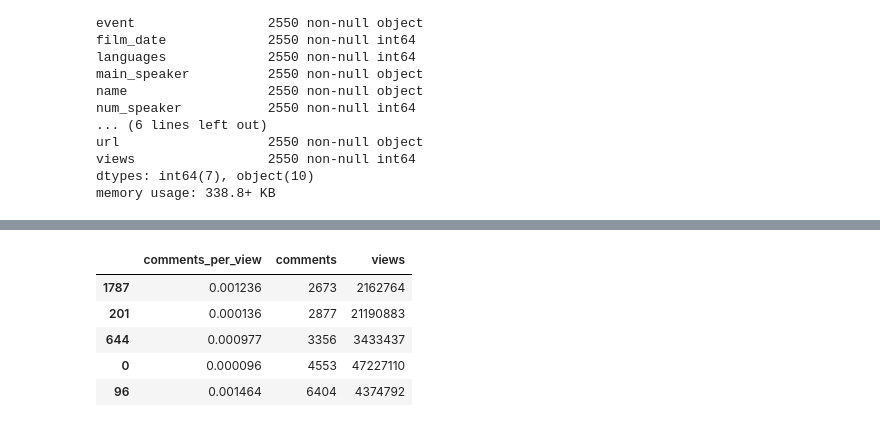
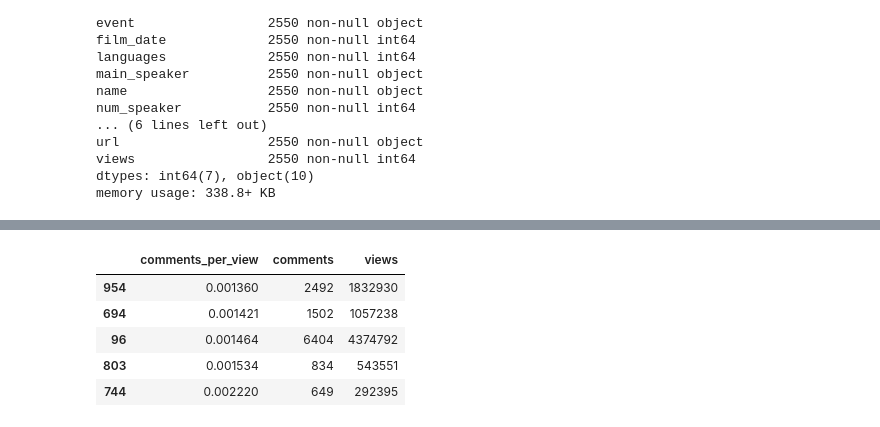
Before and after one commit to actuaryofprc/pycon-2019-tutorial, a Jupyter notebook: mytest.ipynb, the cells around one changed output, grey strips where cells are left out. Saved outputs shown, nothing was run; the diff lists cells and outputs as text; code cells hidden in the pictures.

```diff
--- a/mytest.ipynb
+++ b/mytest.ipynb
@@ -49,11 +49,11 @@ ted.sort_values('comments').tail()
 # %%
 # correct for this bias by calculating the number of comments per view
 ted['comments_per_view']=ted['comments']/ted['views']
-ted.sort_values('comments').tail()[['comments_per_view','comments','views']]
+ted.sort_values('comments_per_view').tail()[['comments_per_view','comments','views']]
 # %% [output]
 |  | comments_per_view | comments | views |
-| 1787 | 0.001236 | 2673 | 2162764 |
-| 201 | 0.000136 | 2877 | 21190883 |
-| 644 | 0.000977 | 3356 | 3433437 |
-| 0 | 0.000096 | 4553 | 47227110 |
+| 954 | 0.001360 | 2492 | 1832930 |
+| 694 | 0.001421 | 1502 | 1057238 |
 | 96 | 0.001464 | 6404 | 4374792 |
+| 803 | 0.001534 | 834 | 543551 |
+| 744 | 0.002220 | 649 | 292395 |
```
Also changed, not shown: parts of 22 cells of this notebook.
